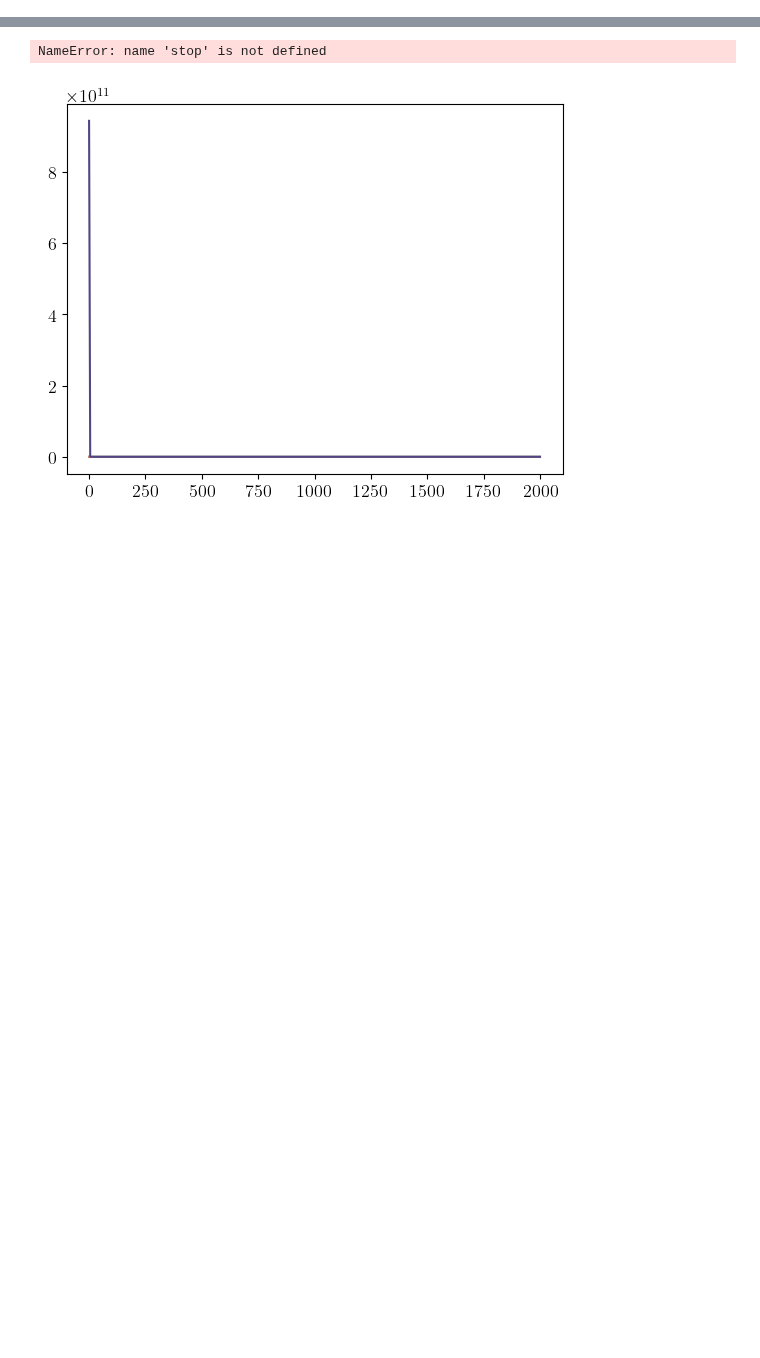
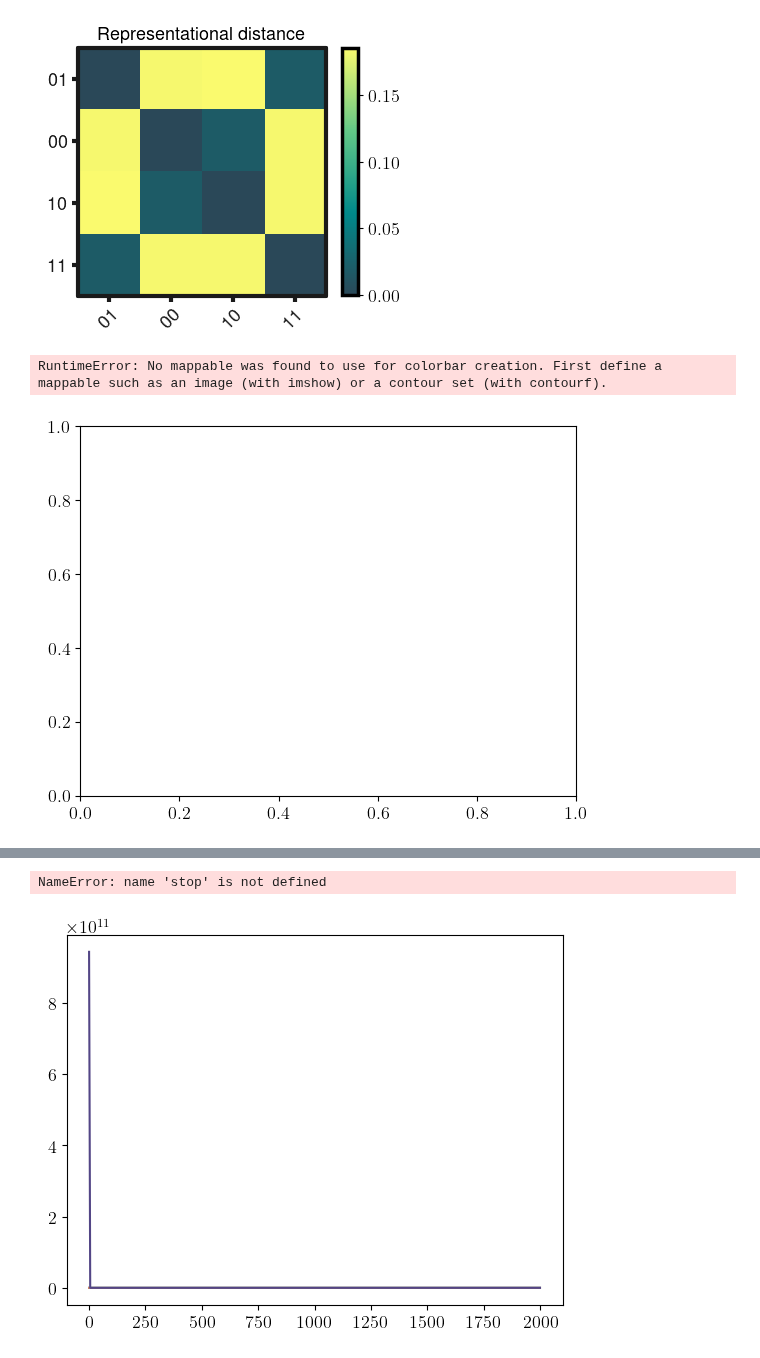
Before and after one commit to loekvanrossem/rnn_structure, a Jupyter notebook: parity/main.ipynb, the cells around one changed output, grey strips where cells are left out. Saved outputs shown, nothing was run; the diff lists cells and outputs as text; code cells hidden in the pictures; blank space fills up the shorter version.

Commit message:
Added representational structure prediction

```diff
--- a/parity/main.ipynb
+++ b/parity/main.ipynb
@@ -314,3 +310,23 @@ else:
+# %%
+import scipy
+
+data_hid_analyze = data_hid.query("Dataset == 1")
+
+h = data_hid_analyze.query("Epoch == 0").to_numpy()
+H = scipy.spatial.distance_matrix(h, h)
+
+labels = data_hid_analyze.index.get_level_values("Input").to_numpy()
+
+plt.figure(figsize=(4, 4))
+publication.set_color_gradient(2)
+plt.imshow(H.astype(float))
+plt.title("Representational distance")
+publication.im_show(x_labels=labels, y_labels=labels)
+publication.im_show()
+# %% [output]
+[figure, added]
+RuntimeError: No mappable was found to use for colorbar creation. First define a mappable such as an image (with imshow) or a contour set (with contourf).
+[figure, added]
 # %%
 val_data
 # %% [output]
```
Also changed, not shown: parts of 13 cells of this notebook, 3 other files.
